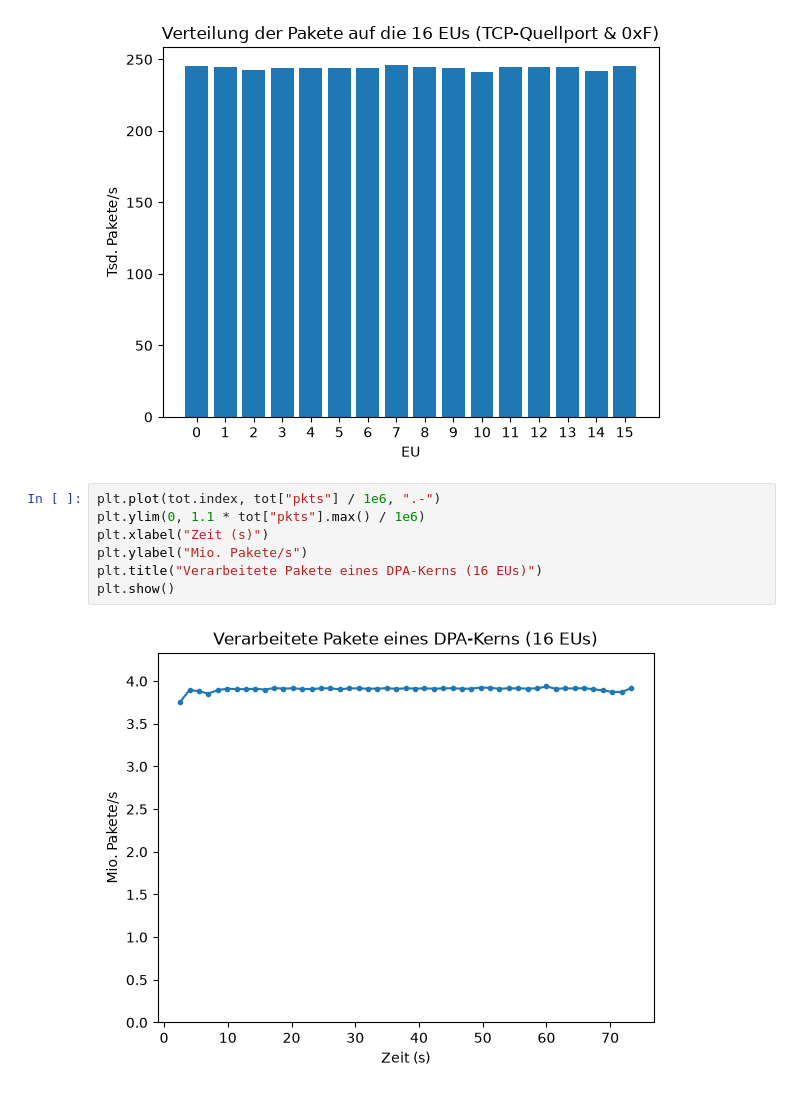
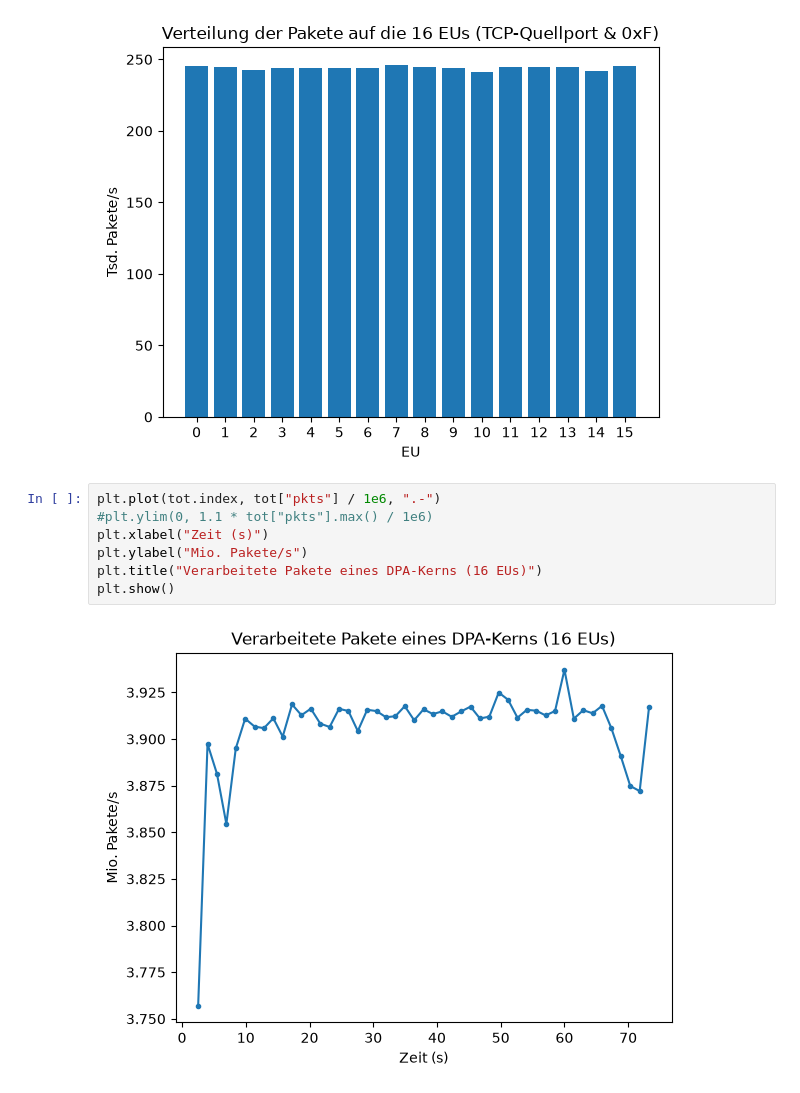
Before and after one commit to gespel/Masterarbeit, a Jupyter notebook: experiments/distributed_hashing/auswertung.ipynb, the cells around one changed output. Drawn from its saved outputs; the diff is of its cells as text.

Commit message:
new graph for present

```diff
--- a/experiments/distributed_hashing/auswertung.ipynb
+++ b/experiments/distributed_hashing/auswertung.ipynb
@@ -36,12 +36,12 @@ plt.show()
 [figure]
 # %%
 plt.plot(tot.index, tot["pkts"] / 1e6, ".-")
-plt.ylim(0, 1.1 * tot["pkts"].max() / 1e6)
+#plt.ylim(0, 1.1 * tot["pkts"].max() / 1e6)
 plt.xlabel("Zeit (s)")
 plt.ylabel("Mio. Pakete/s")
 plt.title("Verarbeitete Pakete eines DPA-Kerns (16 EUs)")
 plt.show()
 # %% [output]
-[figure, old version]
+[figure, new version]
 # %%
 plt.plot(tot.index, tot["cycles_per_pkt"], ".-")
```
Also changed, not shown: parts of 1 cell of this notebook.
